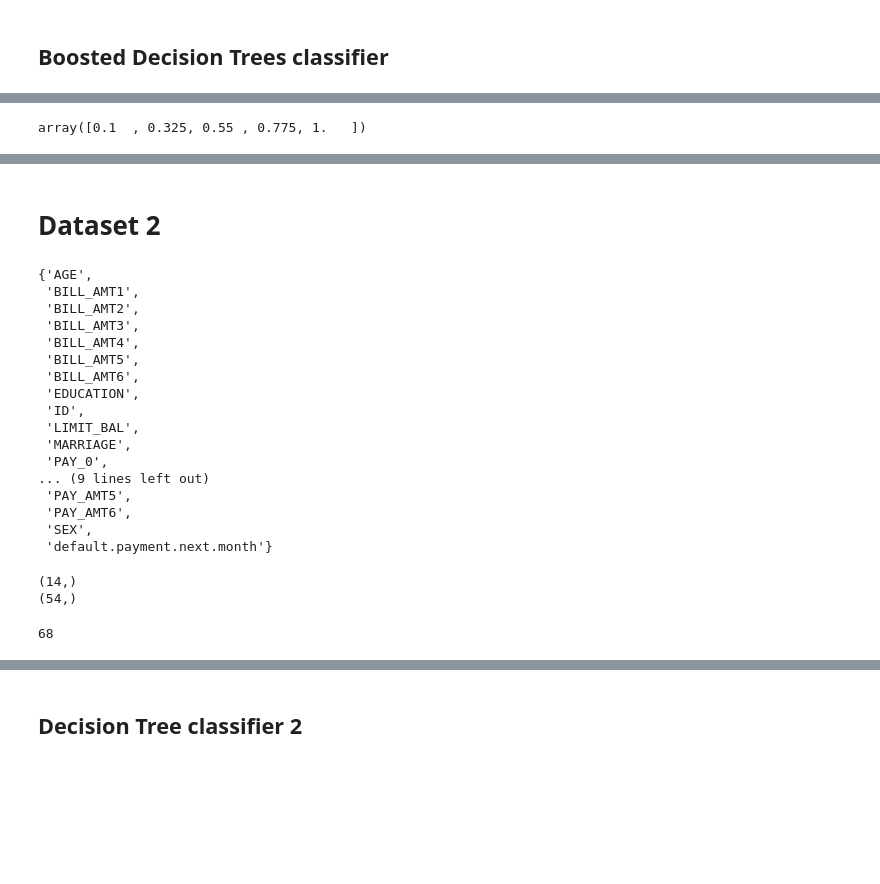
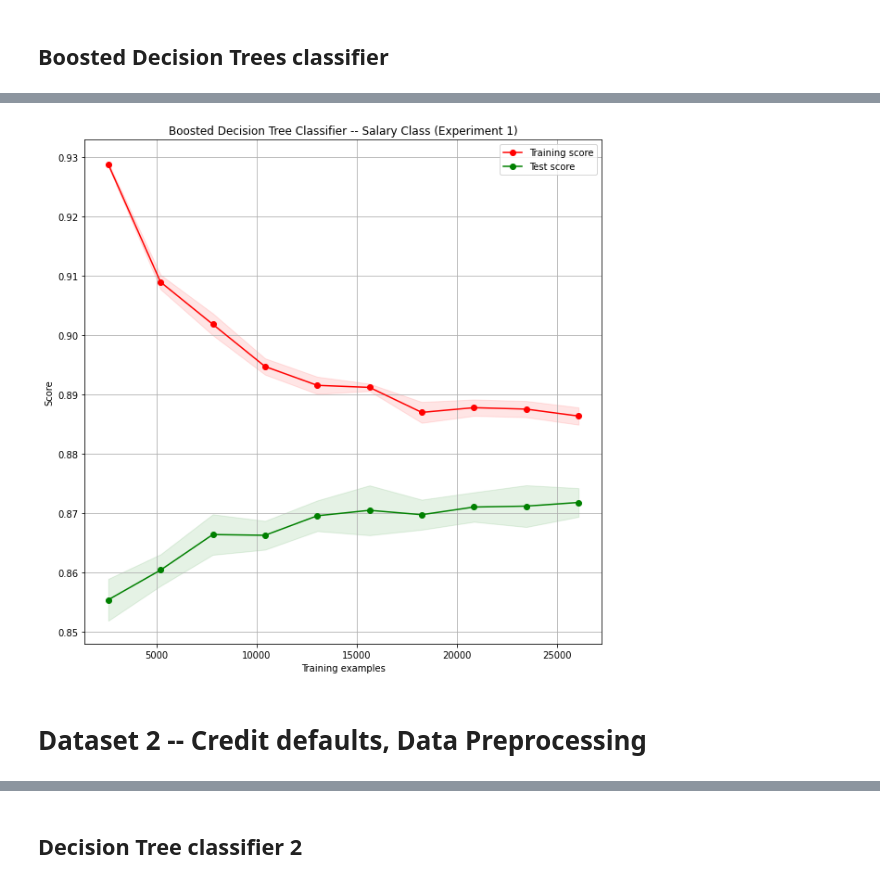
Before and after one commit to jacobromero/cs7641_p01, a Jupyter notebook: project_01_notebook.ipynb, the cells around one changed output, grey strips where cells are left out. Cells and saved outputs as stored; diff of their text form; code cells hidden in the pictures; blank space fills up the shorter version.

```diff
--- a/project_01_notebook.ipynb
+++ b/project_01_notebook.ipynb
@@ -343,6 +326,2 @@ plot_learning_curve(estimator, "Decision Tree", X_train, Y_train, axes=axes[:],
 # %% [markdown]
 ## Boosted Decision Trees classifier
-# %%
-clf = xgb.XGBClassifier(n_estimators=50, max_depth=5, random_state=42)
-clf.fit(X_train, Y_train['salary-class'])#, callbacks=[wandb_callback()])
-clf.score(X_test, Y_test)
@@ -352,5 +328,15 @@ clf.score(X_test, Y_test)
-# %%
-# clf.score(X_test, Y_test)
-np.linspace(.1, 1.0, 5)
-# %% [output]
-array([0.1  , 0.325, 0.55 , 0.775, 1.   ])
+# %%
+clf = xgb.XGBClassifier(n_estimators=50, max_depth=5, random_state=42)
+clf1_stats = train_and_get_stats(clf, X_train, Y_train, X_test, Y_test)
+
+print(clf1_stats)
+plot_training_curve(
+    xgb.XGBClassifier(n_estimators=50, max_depth=5, random_state=42),
+    "Boosted Decision Tree Classifier -- Salary Class (Experiment 1)",
+    X_train,
+    Y_train,
+    cv=5,
+    n_jobs=18,
+    fig_size=(10, 10)
+)
+# %% [output]
@@ -357,32 +355,6 @@ array([0.1  , 0.325, 0.55 , 0.775, 1.   ])
+[figure, added]
 # %% [markdown]
-# Dataset 2
+# Dataset 2 -- Credit defaults, Data Preprocessing
 # %%
 data2 = pd.read_csv('data/UCI_Credit_Card.csv')
 target_column = ['default.payment.next.month']
-set(data2.columns)
-# %% [output]
-{'AGE',
- 'BILL_AMT1',
- 'BILL_AMT2',
- 'BILL_AMT3',
- 'BILL_AMT4',
- 'BILL_AMT5',
- 'BILL_AMT6',
- 'EDUCATION',
- 'ID',
- 'LIMIT_BAL',
- 'MARRIAGE',
- 'PAY_0',
-... (9 lines left out)
- 'PAY_AMT5',
- 'PAY_AMT6',
- 'SEX',
- 'default.payment.next.month'}
-# %%
-print(data2.index[data2['EDUCATION'] == 0].shape)
-print(data2.index[data2['MARRIAGE'] == 0].shape)
-54+14
-# %% [output]
-(14,)
-(54,)
-68
```
Also changed, not shown: parts of 64 cells of this notebook, 7 other files.
